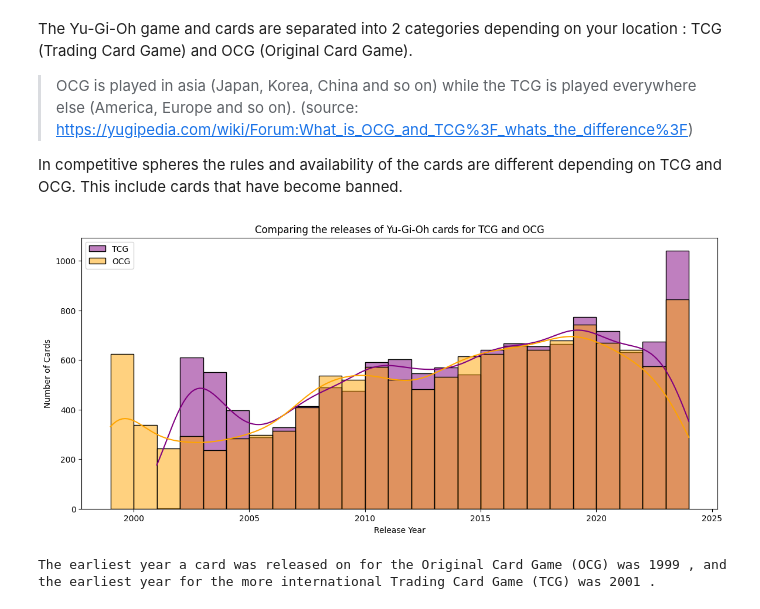
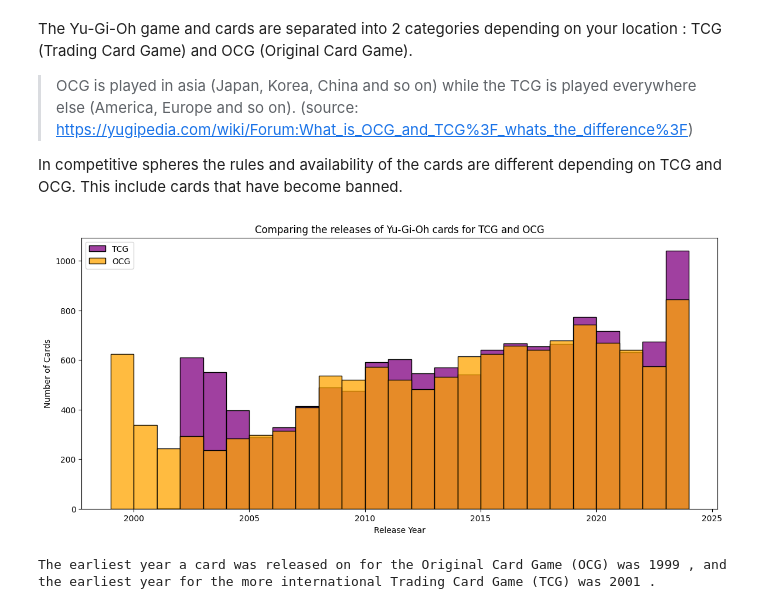
Before and after one commit to HanaeBonnafoux/yugioh, a Jupyter notebook: yu-gi-oh-s-evolution-through-the-cards.ipynb, the cells around one changed output. Drawn from its saved outputs; the diff is of its cells as text; code cells hidden in the pictures.

Commit message:
Kaggle Notebook | Yu-Gi-Oh's evolution through the cards | Version 11

```diff
--- a/yu-gi-oh-s-evolution-through-the-cards.ipynb
+++ b/yu-gi-oh-s-evolution-through-the-cards.ipynb
@@ -115,18 +115,18 @@ In competitive spheres the rules and availability of the cards are different dep
 # %%
 #Let's analyse the number of cards releases
 cards_data["tcg_year"] = cards_data["tcg_date_parsed"].dt.year
 cards_data["ocg_year"] = cards_data["ocg_date_parsed"].dt.year
 
 plt.figure(figsize=(14,6))
 plt.title("Comparing the releases of Yu-Gi-Oh cards for TCG and OCG")
-sns.histplot(cards_data["tcg_year"], color="purple", label="TCG", kde=True, bins=range(int(cards_data["tcg_year"].min()), int(cards_data["tcg_year"].max()) + 1) )
-sns.histplot(cards_data["ocg_year"], color= "orange", label= "OCG", kde=True, bins=range(int(cards_data["ocg_year"].min()), int(cards_data["ocg_year"].max()) + 1))
+sns.histplot(cards_data["tcg_year"], color="purple", label="TCG", bins=range(int(cards_data["tcg_year"].min()), int(cards_data["tcg_year"].max()) + 1) )
+sns.histplot(cards_data["ocg_year"], color= "orange", label= "OCG", bins=range(int(cards_data["ocg_year"].min()), int(cards_data["ocg_year"].max()) + 1))
 plt.xlabel("Release Year")
 plt.ylabel("Number of Cards")
 plt.legend()
 plt.show()
 # %% [output]
-[figure, old version]
+[figure, new version]
 # %%
 print("The earliest year a card was released on for the Original Card Game (OCG) was", int(cards_data["ocg_year"].min()),
       ", and the earliest year for the more international Trading Card Game (TCG) was",int(cards_data["tcg_year"].min()) ,"." )
```
